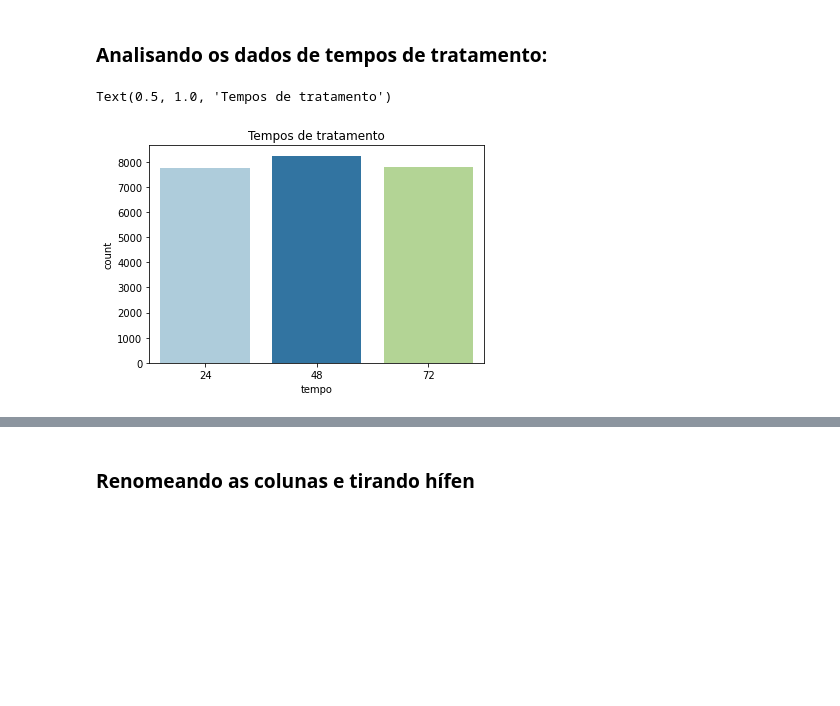
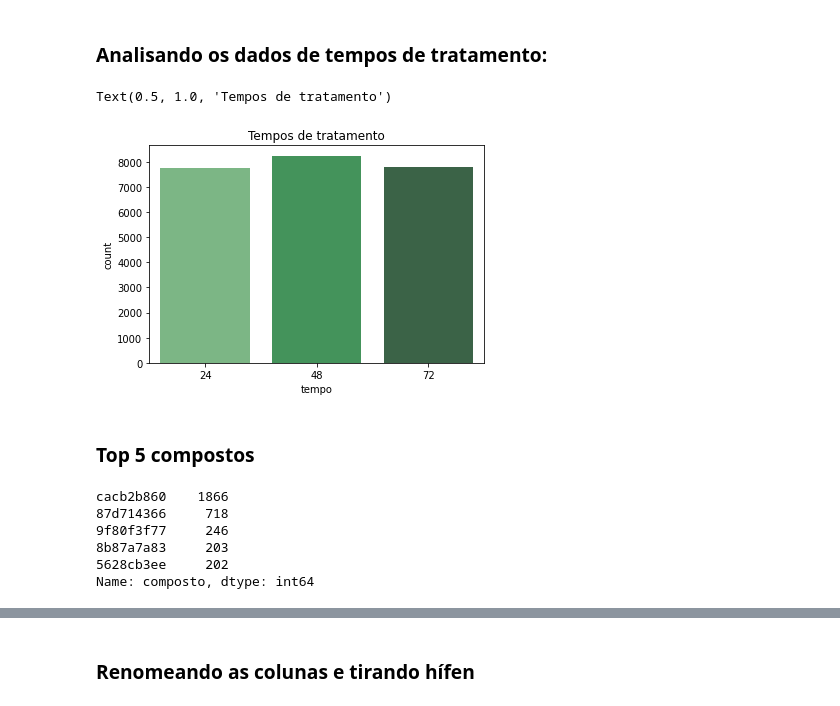
Before and after one commit to mariacmartins/imersaodados_alura, a Jupyter notebook: Imersão_Dados_Alura.ipynb, the cells around one changed output, grey strips where cells are left out. Drawn from its saved outputs; the diff is of its cells as text; code cells hidden in the pictures; blank space fills up the shorter version.

```diff
--- a/Imersão_Dados_Alura.ipynb
+++ b/Imersão_Dados_Alura.ipynb
@@ -50,0 +51,3 @@ O dataframe possui **23814 linhas** e **877 colunas**.
+# %%
+mapa = {'droga' : 'composto'}
+dados.rename(columns=mapa, inplace=True)
@@ -152,7 +183,19 @@ Name: dose, dtype: float64
 # %% [markdown]
 ### Analisando os dados de tempos de tratamento:
 # %%
-sns.countplot(x="tempo", data=dados, palette='Paired').set_title("Tempos de tratamento")
+sns.countplot(x="tempo", data=dados, palette='Greens_d').set_title("Tempos de tratamento")
 # %% [output]
 Text(0.5, 1.0, 'Tempos de tratamento')
-[figure, old version]
+[figure, new version]
+# %% [markdown]
+### Top 5 compostos
+# %%
+compostos = dados['composto'].value_counts()[0:5]
+compostos
+# %% [output]
+cacb2b860    1866
+87d714366     718
+9f80f3f77     246
+8b87a7a83     203
+5628cb3ee     202
+Name: composto, dtype: int64
```
Also changed, not shown: parts of 35 cells of this notebook.
